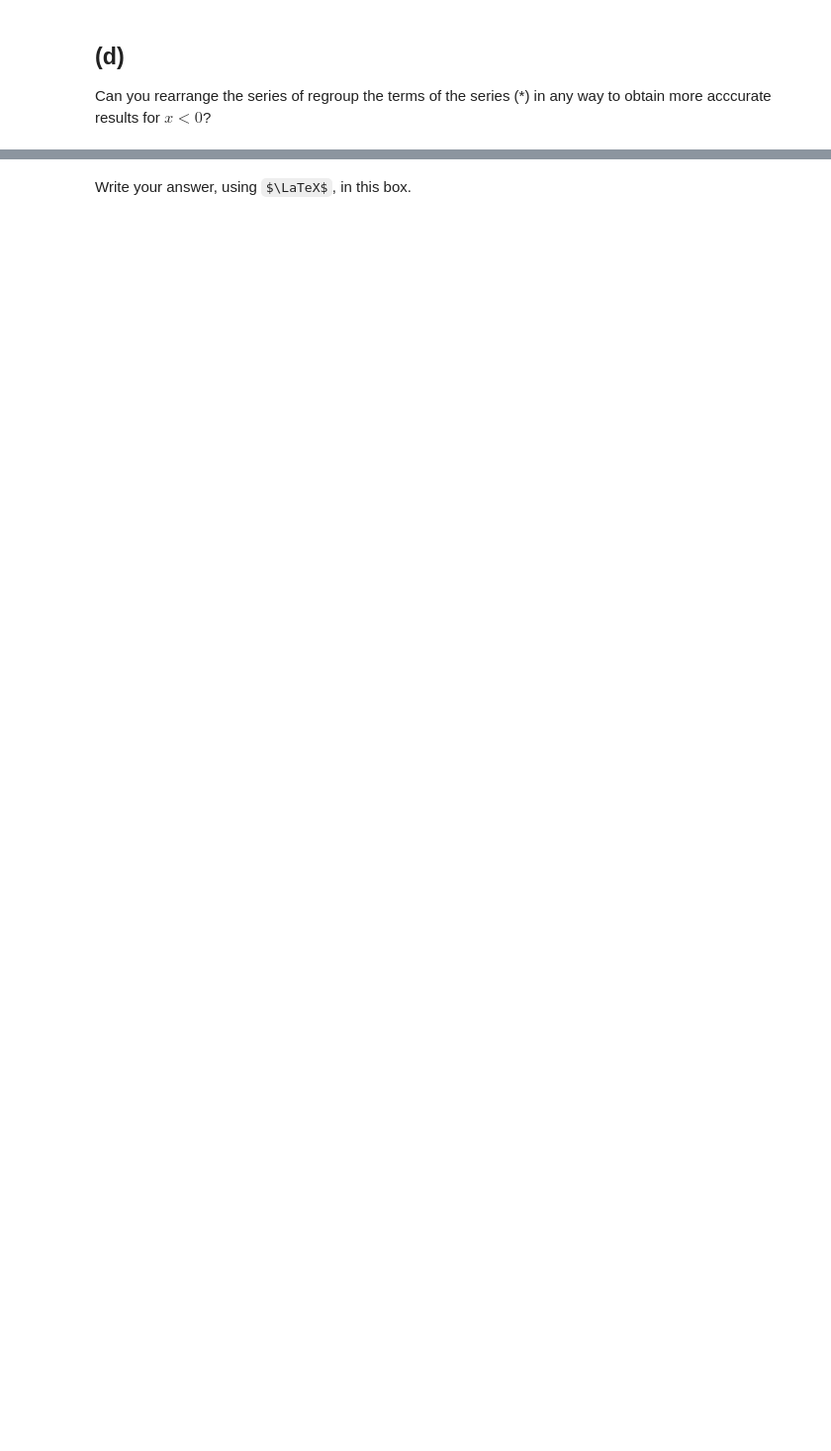
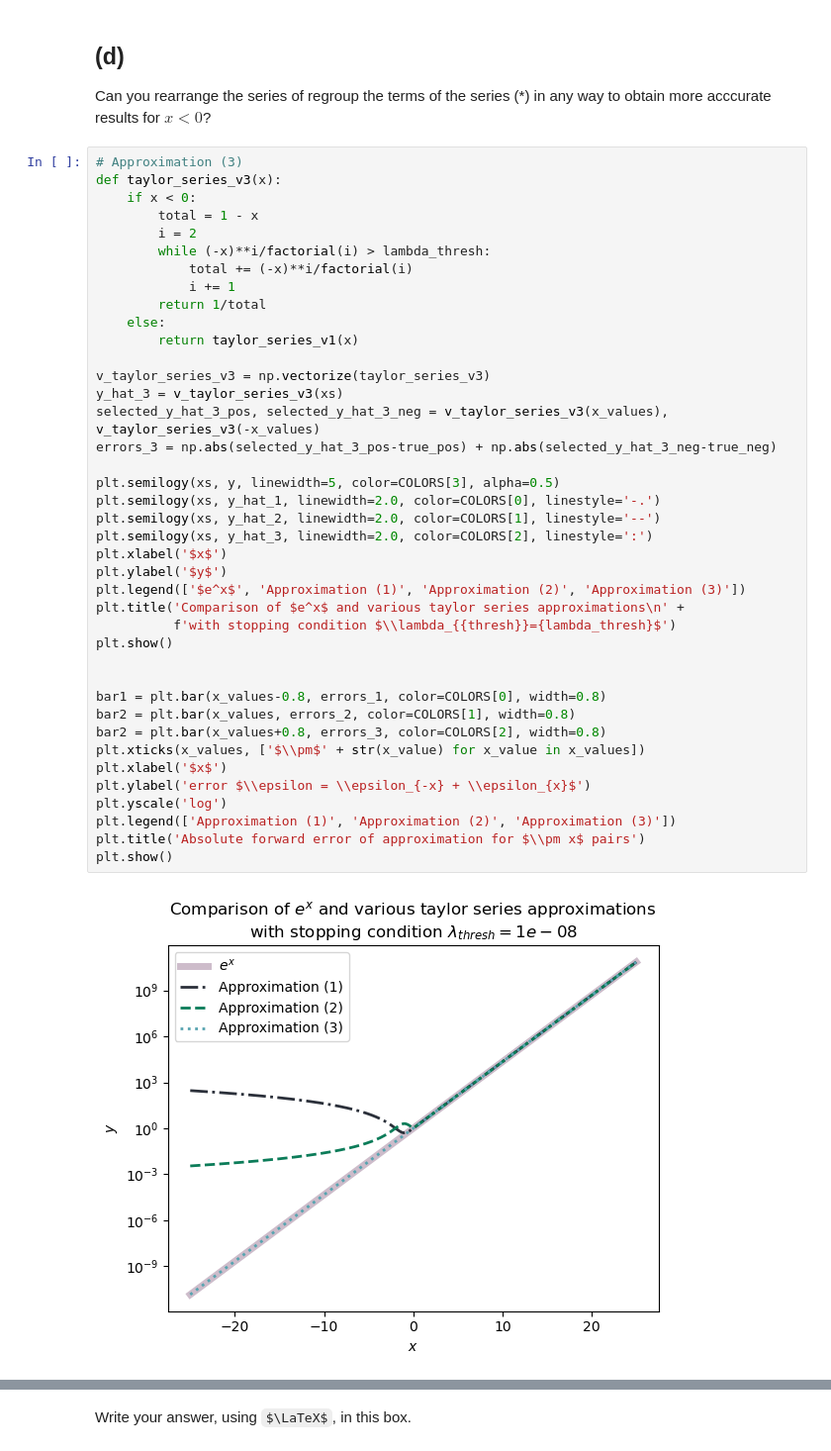
Before and after one commit to jonas4climate/na-assignment1, a Jupyter notebook: hw1_2023.ipynb, the cells around one changed output, grey strips where cells are left out. Shown at 99% size. Cells and saved outputs as stored; diff of their text form; some formulas as TeX source; blank space fills up the shorter version.

```diff
--- a/hw1_2023.ipynb
+++ b/hw1_2023.ipynb
@@ -185,3 +204,45 @@ plt.show()
 ## (d)
 
 Can you rearrange the series of regroup the terms of the series (\*) in any way to obtain more acccurate results for $x < 0$?
+# %%
+# Approximation (3)
+def taylor_series_v3(x):
+    if x < 0:
+        total = 1 - x
+        i = 2
+        while (-x)**i/factorial(i) > lambda_thresh:
+            total += (-x)**i/factorial(i)
+            i += 1
+        return 1/total
+    else:
+        return taylor_series_v1(x)
+
+v_taylor_series_v3 = np.vectorize(taylor_series_v3)
+y_hat_3 = v_taylor_series_v3(xs)
+selected_y_hat_3_pos, selected_y_hat_3_neg = v_taylor_series_v3(x_values), v_taylor_series_v3(-x_values)
+errors_3 = np.abs(selected_y_hat_3_pos-true_pos) + np.abs(selected_y_hat_3_neg-true_neg)
+
+plt.semilogy(xs, y, linewidth=5, color=COLORS[3], alpha=0.5)
+plt.semilogy(xs, y_hat_1, linewidth=2.0, color=COLORS[0], linestyle='-.')
+plt.semilogy(xs, y_hat_2, linewidth=2.0, color=COLORS[1], linestyle='--')
+plt.semilogy(xs, y_hat_3, linewidth=2.0, color=COLORS[2], linestyle=':')
+plt.xlabel('$x$')
+plt.ylabel('$y$')
+plt.legend(['$e^x$', 'Approximation (1)', 'Approximation (2)', 'Approximation (3)'])
+plt.title('Comparison of $e^x$ and various taylor series approximations\n' +
+          f'with stopping condition $\\lambda_{{thresh}}={lambda_thresh}$')
+plt.show()
+
+
+bar1 = plt.bar(x_values-0.8, errors_1, color=COLORS[0], width=0.8)
+bar2 = plt.bar(x_values, errors_2, color=COLORS[1], width=0.8)
+bar2 = plt.bar(x_values+0.8, errors_3, color=COLORS[2], width=0.8)
+plt.xticks(x_values, ['$\\pm$' + str(x_value) for x_value in x_values])
+plt.xlabel('$x$')
+plt.ylabel('error $\\epsilon = \\epsilon_{-x} + \\epsilon_{x}$')
+plt.yscale('log')
+plt.legend(['Approximation (1)', 'Approximation (2)', 'Approximation (3)'])
+plt.title('Absolute forward error of approximation for $\\pm x$ pairs')
+plt.show()
+# %% [output]
+[figure, added]
```
Also changed, not shown: parts of 5 cells of this notebook.
